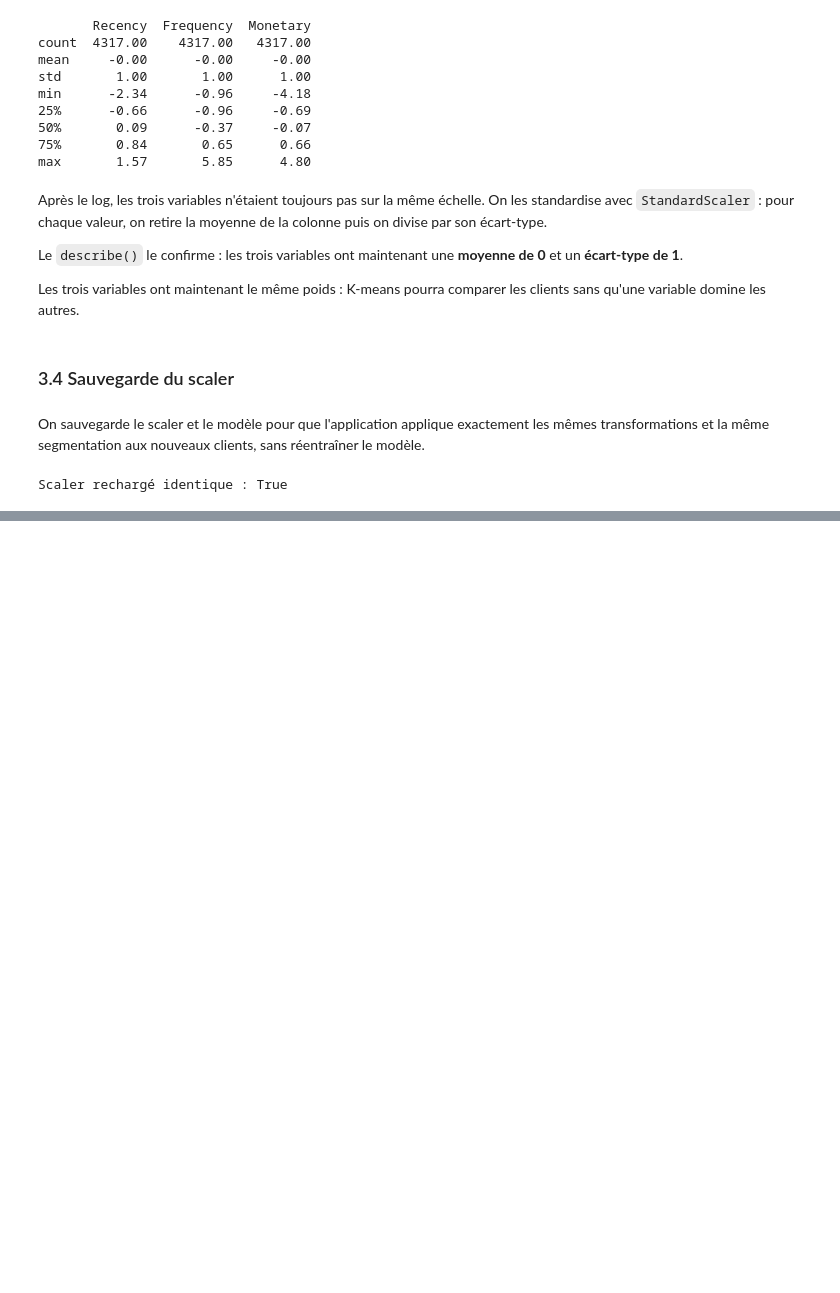
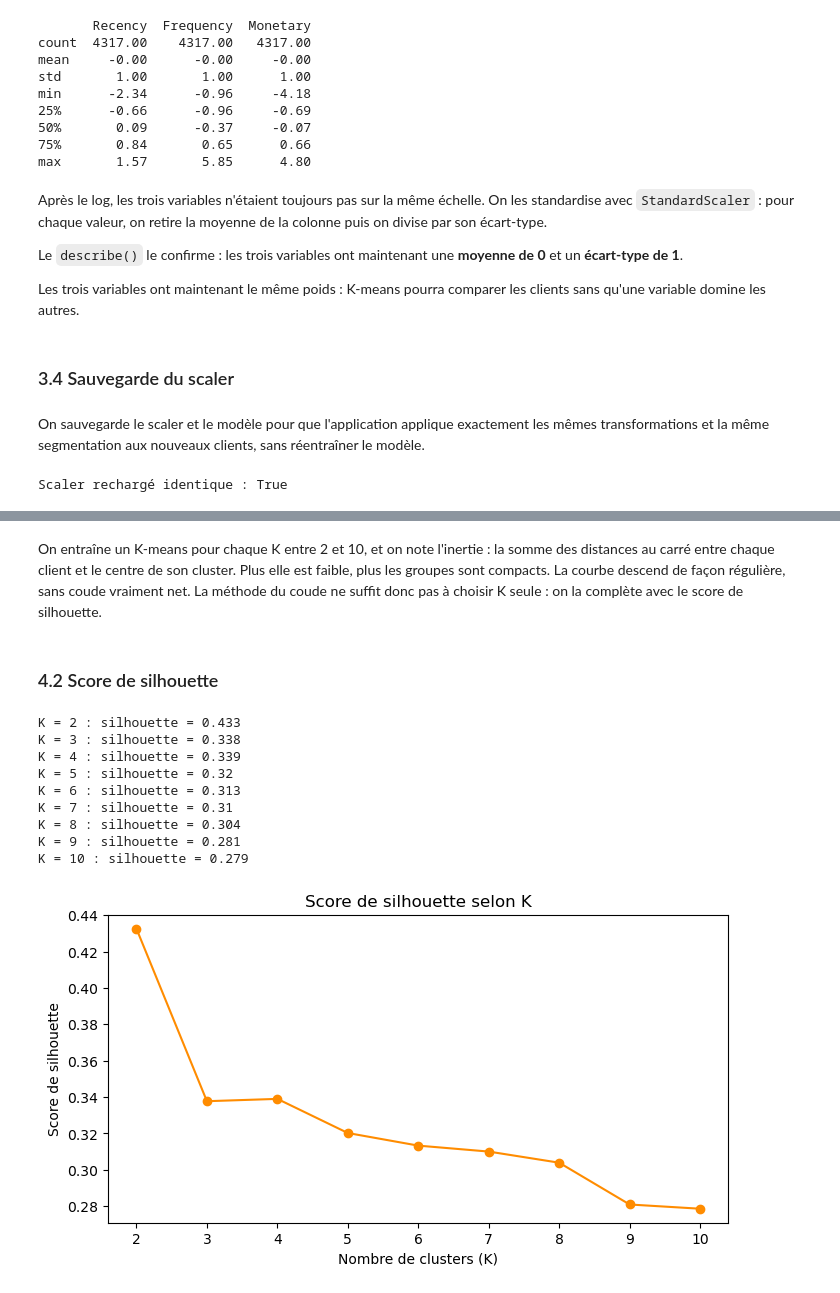
Before and after one commit to Zohair69/globalshop-rfm, a Jupyter notebook: notebooks/rfm_zohair.ipynb, the cells around one changed output, grey strips where cells are left out. Cells and saved outputs as stored; diff of their text form; code cells hidden in the pictures; blank space fills up the shorter version.

```diff
--- a/notebooks/rfm_zohair.ipynb
+++ b/notebooks/rfm_zohair.ipynb
@@ -427,0 +466,36 @@ Scaler rechargé identique : True
+# %% [markdown]
+On entraîne un K-means pour chaque K entre 2 et 10, et on note l'inertie : la somme des distances au carré entre chaque client et le centre de son cluster. Plus elle est faible, plus les groupes sont compacts.
+La courbe descend de façon régulière, sans coude vraiment net. La méthode du coude ne suffit donc pas à choisir K seule : on la complète avec le score de silhouette.
+# %% [markdown]
+### 4.2 Score de silhouette
+# %%
+from sklearn.metrics import silhouette_score
+
+silhouettes = []
+
+for k in k_valeurs :
+    km = KMeans(n_clusters=k, random_state=RANDOM_STATE, n_init=10)
+    labels = km.fit_predict(rfm_scaled)
+    silhouettes.append(silhouette_score(rfm_scaled, labels))
+
+for k, score in zip(k_valeurs, silhouettes):
+    print("K =", k, ": silhouette =", round(score, 3))
+
+plt.figure(figsize=(8, 4))
+plt.plot(k_valeurs, silhouettes, marker="o", color=PALETTE[1])
+plt.title("Score de silhouette selon K")
+plt.xlabel("Nombre de clusters (K)")
+plt.ylabel("Score de silhouette")
+plt.xticks(k_valeurs)
+plt.show()
+# %% [output]
+K = 2 : silhouette = 0.433
+K = 3 : silhouette = 0.338
+K = 4 : silhouette = 0.339
+K = 5 : silhouette = 0.32
+K = 6 : silhouette = 0.313
+K = 7 : silhouette = 0.31
+K = 8 : silhouette = 0.304
+K = 9 : silhouette = 0.281
+K = 10 : silhouette = 0.279
+[figure, added]
```
Also changed, not shown: parts of 9 cells of this notebook, 1 other file.
